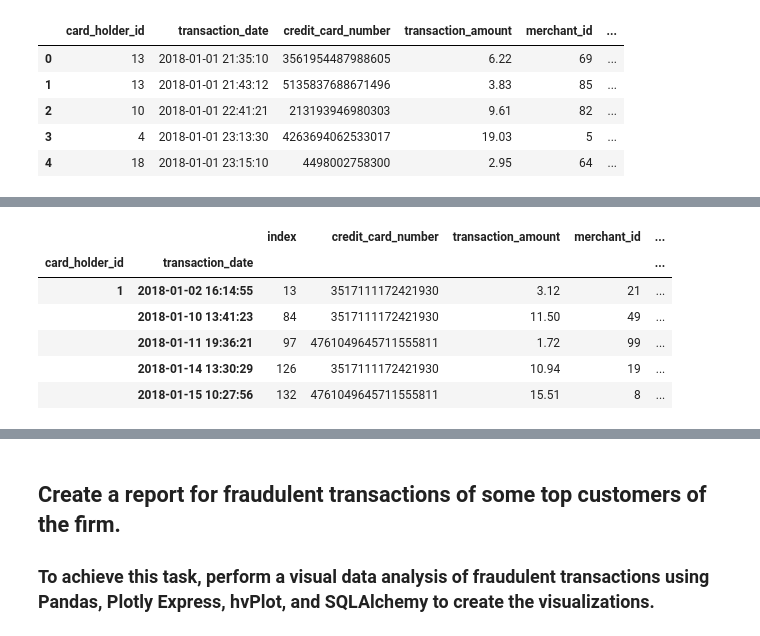
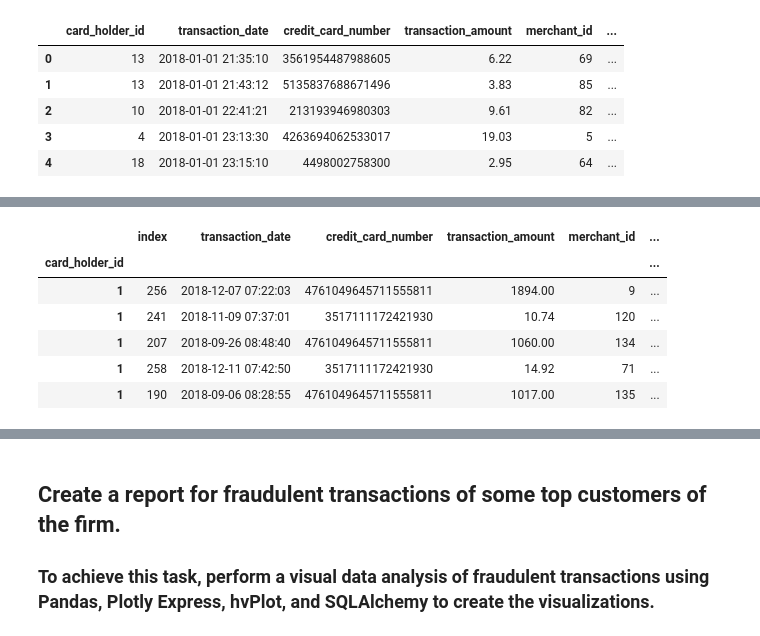
Before and after one commit to jonowens/suspicious_transactions, a Jupyter notebook: visual_data_analysis.ipynb, the cells around one changed output, grey strips where cells are left out. Cells and saved outputs as stored; diff of their text form; code cells hidden in the pictures.

Commit message:
Grouped transactions by card holder and determined top 100 highest transactions during 7:00am - 9:00am.

```diff
--- a/visual_data_analysis.ipynb
+++ b/visual_data_analysis.ipynb
@@ -39,3 +39,10 @@ df_card_holder.head()
 | 2 | 10 | 2018-01-01 22:41:21 | 213193946980303 | 9.61 | 82 | ... |
 | 3 | 4 | 2018-01-01 23:13:30 | 4263694062533017 | 19.03 | 5 | ... |
 | 4 | 18 | 2018-01-01 23:15:10 | 4498002758300 | 2.95 | 64 | ... |
+# %%
+# Only show transactions that have times between 7:00am - 9:00am
+
+df_card_holder.set_index('transaction_date', inplace=True)
+df_card_holder.sort_index(ascending=True, inplace=True)
+df_card_holder_hours_7_to_9 = df_card_holder.between_time('07:00:00', '09:00:00')
+df_card_holder_hours_7_to_9.head()
@@ -42,14 +57,14 @@ df_card_holder.head()
 # %%
 # Group transactions for each card holder
-df_card_holder.reset_index(inplace=True)
-df_card_holder.set_index(['card_holder_id', 'transaction_date'], inplace=True)
-df_card_holder.sort_index(inplace=True)
-df_card_holder.head()
+df_card_holder_hours_7_to_9.reset_index(inplace=True)
+df_card_holder_hours_7_to_9.set_index(['card_holder_id'], inplace=True)
+df_card_holder_hours_7_to_9.sort_index(inplace=True)
+df_card_holder_hours_7_to_9.head()
 # %% [output]
-|  |  | index | credit_card_number | transaction_amount | merchant_id | ... |
-| card_holder_id | transaction_date |  |  |  |  | ... |
-| 1 | 2018-01-02 16:14:55 | 13 | 3517111172421930 | 3.12 | 21 | ... |
-|  | 2018-01-10 13:41:23 | 84 | 3517111172421930 | 11.50 | 49 | ... |
-|  | 2018-01-11 19:36:21 | 97 | 4761049645711555811 | 1.72 | 99 | ... |
-|  | 2018-01-14 13:30:29 | 126 | 3517111172421930 | 10.94 | 19 | ... |
-|  | 2018-01-15 10:27:56 | 132 | 4761049645711555811 | 15.51 | 8 | ... |
+|  | index | transaction_date | credit_card_number | transaction_amount | merchant_id | ... |
+| card_holder_id |  |  |  |  |  | ... |
+| 1 | 256 | 2018-12-07 07:22:03 | 4761049645711555811 | 1894.00 | 9 | ... |
+| 1 | 241 | 2018-11-09 07:37:01 | 3517111172421930 | 10.74 | 120 | ... |
+| 1 | 207 | 2018-09-26 08:48:40 | 4761049645711555811 | 1060.00 | 134 | ... |
+| 1 | 258 | 2018-12-11 07:42:50 | 3517111172421930 | 14.92 | 71 | ... |
+| 1 | 190 | 2018-09-06 08:28:55 | 4761049645711555811 | 1017.00 | 135 | ... |
```
Also changed, not shown: parts of 6 cells of this notebook, 1 other file.
